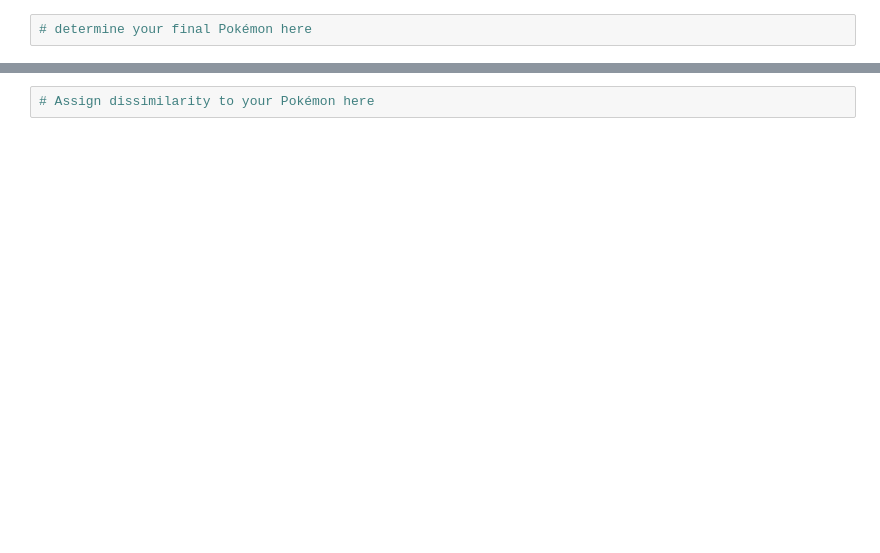
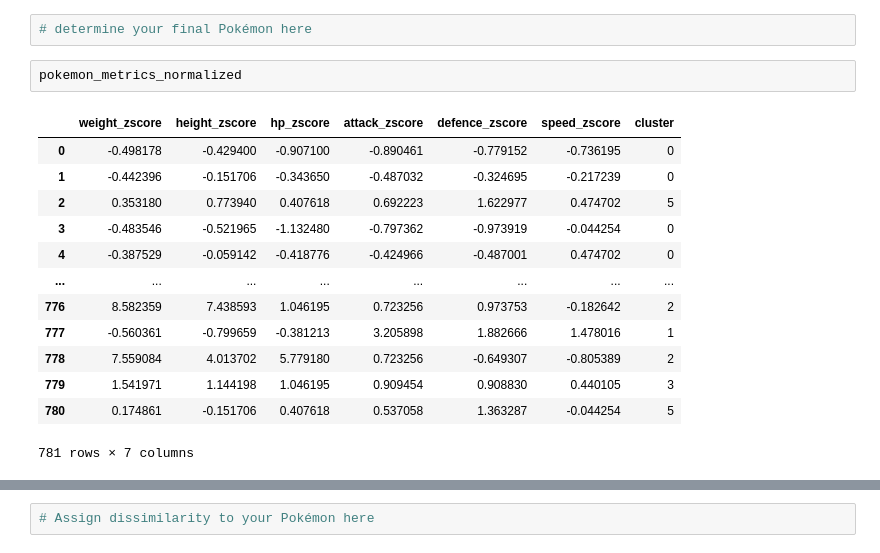
Before and after one commit to SamuelD005/Becode_Exercices_Samuel_Dodet, a Jupyter notebook: content/4.machine_learning/3.Clustering/2.clustering_drills.ipynb, the cells around one changed output, grey strips where cells are left out. Cells and saved outputs as stored; diff of their text form; blank space fills up the shorter version.

```diff
--- a/content/4.machine_learning/3.Clustering/2.clustering_drills.ipynb
+++ b/content/4.machine_learning/3.Clustering/2.clustering_drills.ipynb
@@ -30,2 +119,18 @@ So that you have **6-dimensional** clusters containing **diverse** Pokémon grou
 # %%
 # determine your final Pokémon here
+# %%
+pokemon_metrics_normalized
+# %% [output]
+|  | weight_zscore | height_zscore | hp_zscore | attack_zscore | defence_zscore | speed_zscore | cluster |
+| 0 | -0.498178 | -0.429400 | -0.907100 | -0.890461 | -0.779152 | -0.736195 | 0 |
+| 1 | -0.442396 | -0.151706 | -0.343650 | -0.487032 | -0.324695 | -0.217239 | 0 |
+| 2 | 0.353180 | 0.773940 | 0.407618 | 0.692223 | 1.622977 | 0.474702 | 5 |
+| 3 | -0.483546 | -0.521965 | -1.132480 | -0.797362 | -0.973919 | -0.044254 | 0 |
+| 4 | -0.387529 | -0.059142 | -0.418776 | -0.424966 | -0.487001 | 0.474702 | 0 |
+| ... | ... | ... | ... | ... | ... | ... | ... |
+| 776 | 8.582359 | 7.438593 | 1.046195 | 0.723256 | 0.973753 | -0.182642 | 2 |
+| 777 | -0.560361 | -0.799659 | -0.381213 | 3.205898 | 1.882666 | 1.478016 | 1 |
+| 778 | 7.559084 | 4.013702 | 5.779180 | 0.723256 | -0.649307 | -0.805389 | 2 |
+| 779 | 1.541971 | 1.144198 | 1.046195 | 0.909454 | 0.908830 | 0.440105 | 3 |
+| 780 | 0.174861 | -0.151706 | 0.407618 | 0.537058 | 1.363287 | -0.044254 | 5 |
+781 rows × 7 columns
```
Also changed, not shown: parts of 23 cells of this notebook, 14 other files.
